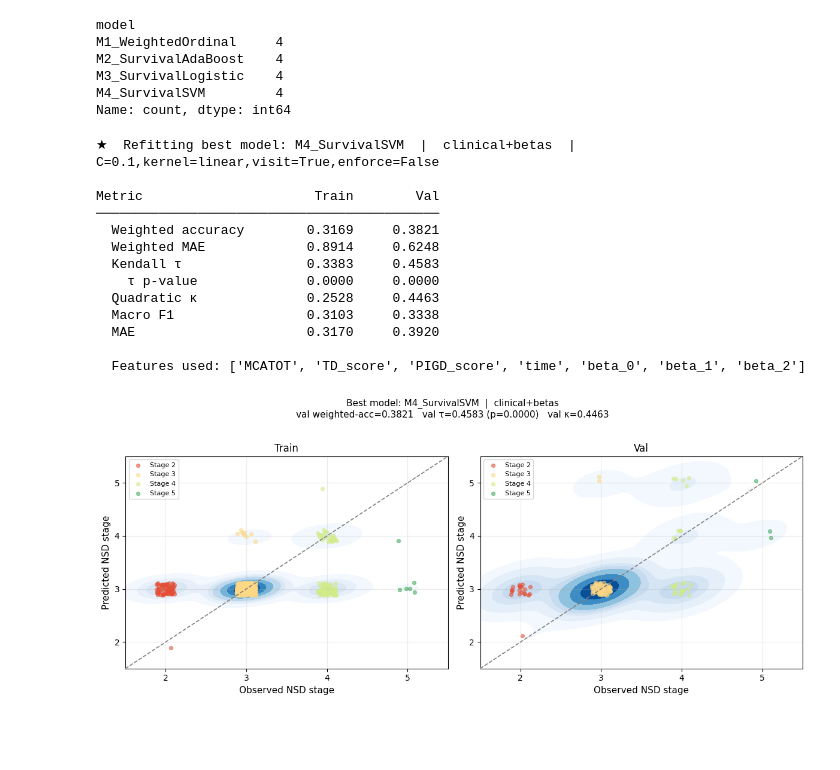
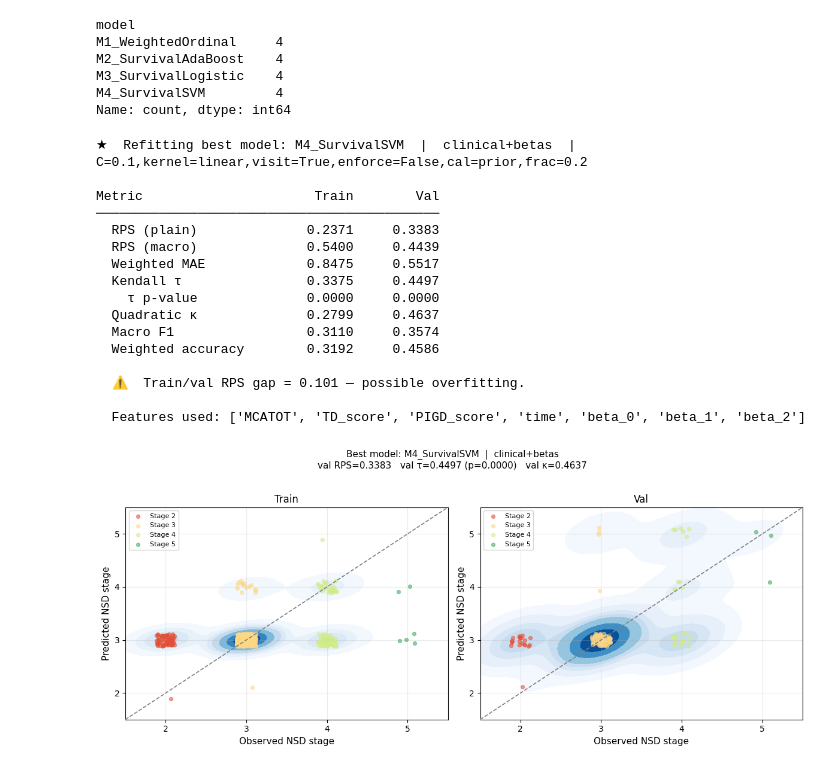
Before and after one commit to LAMCIG-lab/COMIND, a Jupyter notebook: notebooks/NSD-predict/NSD_ablation.ipynb, the cells around one changed output. Saved outputs shown, nothing was run; the diff lists cells and outputs as text; code cells hidden in the pictures; blank space fills up the shorter version.

```diff
--- a/notebooks/NSD-predict/NSD_ablation.ipynb
+++ b/notebooks/NSD-predict/NSD_ablation.ipynb
@@ -540,17 +604,11 @@ M3_SurvivalLogistic    4
 M4_SurvivalSVM         4
 Name: count, dtype: int64
 # %%
-# ═══════════════════════════════════════════════════════════════════════════
-# BEST MODEL: refit, metrics, and KDE plot
-# ═══════════════════════════════════════════════════════════════════════════
-
 import matplotlib.pyplot as plt
 import seaborn as sns
 
-
-
-m4 = all_results[all_results["model"] == "M4_SurvivalSVM"]
-best = m4.loc[m4["val_wmae"].idxmin()].copy()
+#best = all_results[14]
+best = all_results.loc[all_results["val_wmae"].idxmin()].copy()   # ← fixed
 print(f"★  Refitting best model: {best['model']}  |  {best['ablation']}  |  {best['hp']}")
 
 feat_cols = ABLATIONS[best["ablation"]]
@@ -566,22 +624,26 @@ if best["model"] == "M1_WeightedOrdinal":
     X_tr     = ord_train_m1[feat_cols_m1].astype(float)
     y_v      = ord_val_m1["NSD_ordered"].cat.remove_unused_categories()
     X_v      = ord_val_m1[feat_cols_m1].astype(float)
-    pred_tr, pred_v = run_m1(y_tr, X_tr, y_v, X_v, distr, method)
+    pred_tr, pred_v, proba_tr, proba_v = run_m1(   # ← 4-tuple
+        y_tr, X_tr, y_v, X_v, distr, method)
     y_tr_num = y_tr.astype(float).to_numpy()
     y_v_num  = y_v.astype(float).to_numpy()
+    classes  = y_tr.cat.categories.astype(float).to_numpy()
 
-elif best["model"] == "M2_SurvivalAdaBoost":          # ← fixed name
+elif best["model"] == "M2_SurvivalAdaBoost":
     hp = dict(item.split("=") for item in best["hp"].split(","))
     feat_cols_m2 = [c for c in feat_cols if c != "time"]
     y_tr_num = ord_train_fe["NSD_ordered"].astype(float).to_numpy()
     y_v_num  = ord_val_fe["NSD_ordered"].astype(float).to_numpy()
-    pred_tr, pred_v = run_m2(
+    classes  = np.sort(np.unique(y_tr_num))
+    pred_tr, pred_v, proba_tr, proba_v = run_m2(   # ← 4-tuple, fixed params
         ord_train_fe, y_tr_num, ord_val_fe, y_v_num,
         feat_cols_m2,
         n_est=int(hp["n"]),
         lr=float(hp["lr"]),
-        cal=hp["cal"] == "True",
         loss=hp.get("loss", "square"),
+        cal_method=hp.get("cal", "platt"),           # ← cal_method not cal
+        cal_frac=float(hp.get("frac", 0.25)),        # ← cal_frac
     )
 
 elif best["model"] == "M4_SurvivalSVM":
@@ -589,13 +651,16 @@ elif best["model"] == "M4_SurvivalSVM":
     feat_cols_m4 = [c for c in feat_cols if c != "time"]
     y_tr_num = ord_train_fe["NSD_ordered"].astype(float).to_numpy()
     y_v_num  = ord_val_fe["NSD_ordered"].astype(float).to_numpy()
-    pred_tr, pred_v = run_m4(
+    classes  = np.sort(np.unique(y_tr_num))
+    pred_tr, pred_v, proba_tr, proba_v = run_m4(   # ← 4-tuple, fixed params
         ord_train_fe, y_tr_num, ord_val_fe, y_v_num,
         feat_cols_m4,
         C=float(hp["C"]),
         kernel=hp["kernel"],
         visit_idx=hp.get("visit", "True") == "True",
         enforce=hp.get("enforce", "True") == "True",
+        cal_method=hp.get("cal", "platt"),           # ← new
+        cal_frac=float(hp.get("frac", 0.25)),        # ← new
     )
 
 else:  # M3_SurvivalLogistic
@@ -603,44 +668,45 @@ else:  # M3_SurvivalLogistic
     feat_cols_m3 = [c for c in feat_cols if c != "time"]
     y_tr_num = ord_train_fe["NSD_ordered"].astype(float).to_numpy()
     y_v_num  = ord_val_fe["NSD_ordered"].astype(float).to_numpy()
-    # "None" string from hp needs to become Python None
-    penalty = None if hp["penalty"] == "None" else hp["penalty"]
-    pred_tr, pred_v = run_m3(
+    classes  = np.sort(np.unique(y_tr_num))
+    penalty  = None if hp["penalty"] == "None" else hp["penalty"]
+    pred_tr, pred_v, proba_tr, proba_v = run_m3(   # ← 4-tuple, fixed params
         ord_train_fe, y_tr_num, ord_val_fe, y_v_num,
         feat_cols_m3,
         penalty=penalty,
         C=float(hp["C"]),
         visit_idx=hp.get("visit", "True") == "True",
         enforce=hp.get("enforce", "True") == "True",
+        cal_method=hp.get("cal", "platt"),           # ← new
+        cal_frac=float(hp.get("frac", 0.25)),        # ← new
     )
 
-pred_tr = np.asarray(pred_tr, dtype=float)
-pred_v  = np.asarray(pred_v,  dtype=float)
+pred_tr  = np.asarray(pred_tr,  dtype=float)
+pred_v   = np.asarray(pred_v,   dtype=float)
 
 # ── Metrics printout ───────────────────────────────────────────────────────
 
-tr_m = compute_metrics(y_tr_num, pred_tr, prefix="train_")
-v_m  = compute_metrics(y_v_num,  pred_v,  prefix="val_")
+tr_m = compute_metrics(y_tr_num, pred_tr, proba_tr, classes, prefix="train_")  # ← fixed
+v_m  = compute_metrics(y_v_num,  pred_v,  proba_v,  classes, prefix="val_")    # ← fixed
 
 labels = {
-    "wacc":  "Weighted accuracy",
+    "rps":   "RPS (plain)",
+    "mrps":  "RPS (macro)",
     "wmae":  "Weighted MAE",
     "tau":   "Kendall τ",
     "tau_p": "  τ p-value",
     "kappa": "Quadratic κ",
     "f1":    "Macro F1",
-    "mae":   "MAE",
+    "wacc":  "Weighted accuracy",
 }
 print(f"\n{'Metric':<22} {'Train':>10} {'Val':>10}")
 print("─" * 44)
 for key, label in labels.items():
     print(f"  {label:<20} {tr_m[f'train_{key}']:>10.4f} {v_m[f'val_{key}']:>10.4f}")
 
-# Flag train/val gap
-gap = tr_m["train_wacc"] - v_m["val_wacc"]
-if gap > 0.15:
-    print(f"\n⚠ Train/val wacc gap = {gap:.3f} — possible overfitting."
-          f" Consider increasing l2_regularization or reducing max_leaf_nodes.")
+gap = v_m["val_rps"] - tr_m["train_rps"]
+if gap > 0.05:
+    print(f"\n  ⚠  Train/val RPS gap = {gap:.3f} — possible overfitting.")
 
 print(f"\n  Features used: {feat_cols}")
 
@@ -653,7 +719,7 @@ rng         = np.random.default_rng(0)
 fig, axes = plt.subplots(1, 2, figsize=(12, 5))
 fig.suptitle(
     f"Best model: {best['model']}  |  {best['ablation']}\n"
-    f"val weighted-acc={v_m['val_wacc']:.4f}   "
+    f"val RPS={v_m['val_rps']:.4f}   "
     f"val τ={v_m['val_tau']:.4f} (p={v_m['val_tau_p']:.4f})   "
     f"val κ={v_m['val_kappa']:.4f}",
     fontsize=11, y=1.02
@@ -672,41 +738,44 @@ for ax, y_true, y_pred, split in [
         fill=True, cmap="Blues", thresh=0.05, levels=8, ax=ax
     )
     for stage, col in zip(stages, palette):
         mask = y_true == stage
         ax.scatter(
             y_true[mask] + rng.uniform(-jitter, jitter, mask.sum()),
             y_pred[mask] + rng.uniform(-jitter, jitter, mask.sum()),
             color=col, alpha=0.55, s=18, label=f"Stage {int(stage)}", zorder=3
         )
 
     lo, hi = stage_range
     ax.plot([lo, hi], [lo, hi], ls="--", c="gray", lw=1.2, zorder=4)
     ax.set_xlim(lo, hi);  ax.set_ylim(lo, hi)
     ax.set_xlabel("Observed NSD stage", fontsize=11)
     ax.set_ylabel("Predicted NSD stage", fontsize=11)
     ax.set_title(split, fontsize=12)
     ax.set_xticks(sorted(stages));  ax.set_yticks(sorted(stages))
     ax.legend(fontsize=8, loc="upper left")
     ax.grid(alpha=0.25)
 
 plt.tight_layout()
 plt.savefig("best_model_kde.png", dpi=150, bbox_inches="tight")
 plt.show()
 # %% [output]
-★  Refitting best model: M4_SurvivalSVM  |  clinical+betas  |  C=0.1,kernel=linear,visit=True,enforce=False
+★  Refitting best model: M4_SurvivalSVM  |  clinical+betas  |  C=0.1,kernel=linear,visit=True,enforce=False,cal=prior,frac=0.2
 
 Metric                      Train        Val
 ────────────────────────────────────────────
-  Weighted accuracy        0.3169     0.3821
-  Weighted MAE             0.8914     0.6248
-  Kendall τ                0.3383     0.4583
+  RPS (plain)              0.2371     0.3383
+  RPS (macro)              0.5400     0.4439
+  Weighted MAE             0.8475     0.5517
+  Kendall τ                0.3375     0.4497
     τ p-value              0.0000     0.0000
-  Quadratic κ              0.2528     0.4463
-  Macro F1                 0.3103     0.3338
-  MAE                      0.3170     0.3920
+  Quadratic κ              0.2799     0.4637
+  Macro F1                 0.3110     0.3574
+  Weighted accuracy        0.3192     0.4586
+
+  ⚠  Train/val RPS gap = 0.101 — possible overfitting.
 
   Features used: ['MCATOT', 'TD_score', 'PIGD_score', 'time', 'beta_0', 'beta_1', 'beta_2']
-[figure, old version]
+[figure, new version]
 # %%
 # ── Plain KDE plot ─────────────────────────────────────────────────────────────
 
```
Also changed, not shown: parts of 3 cells of this notebook, 4 other files.
